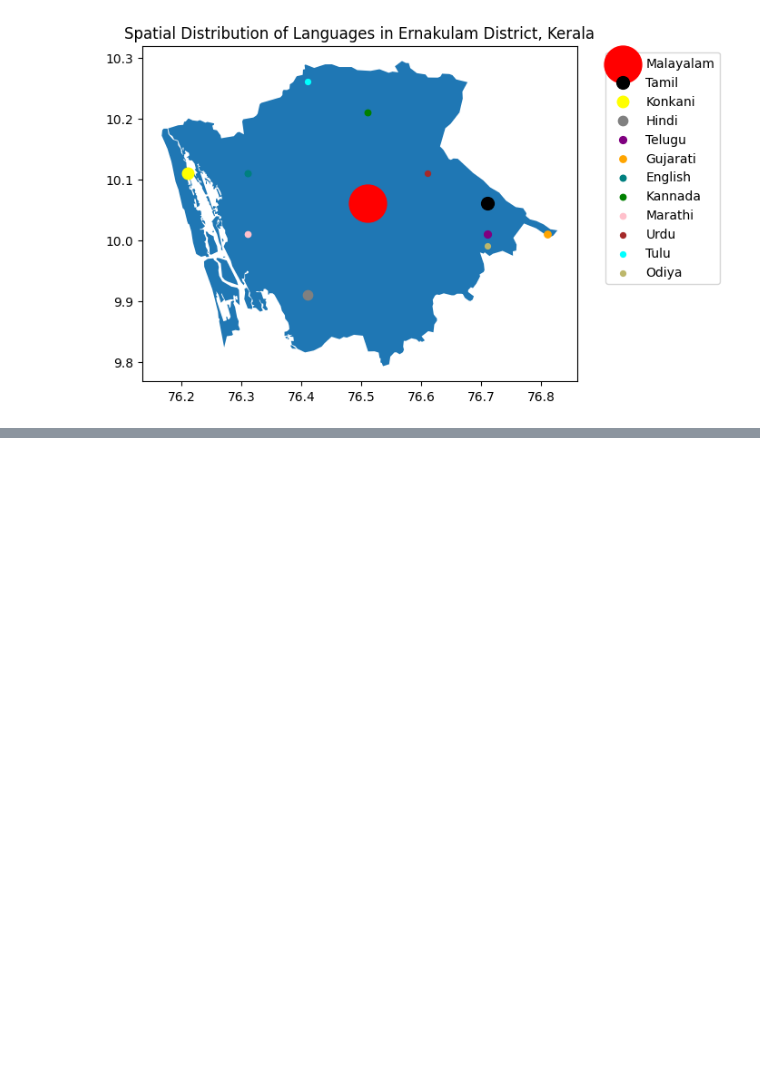
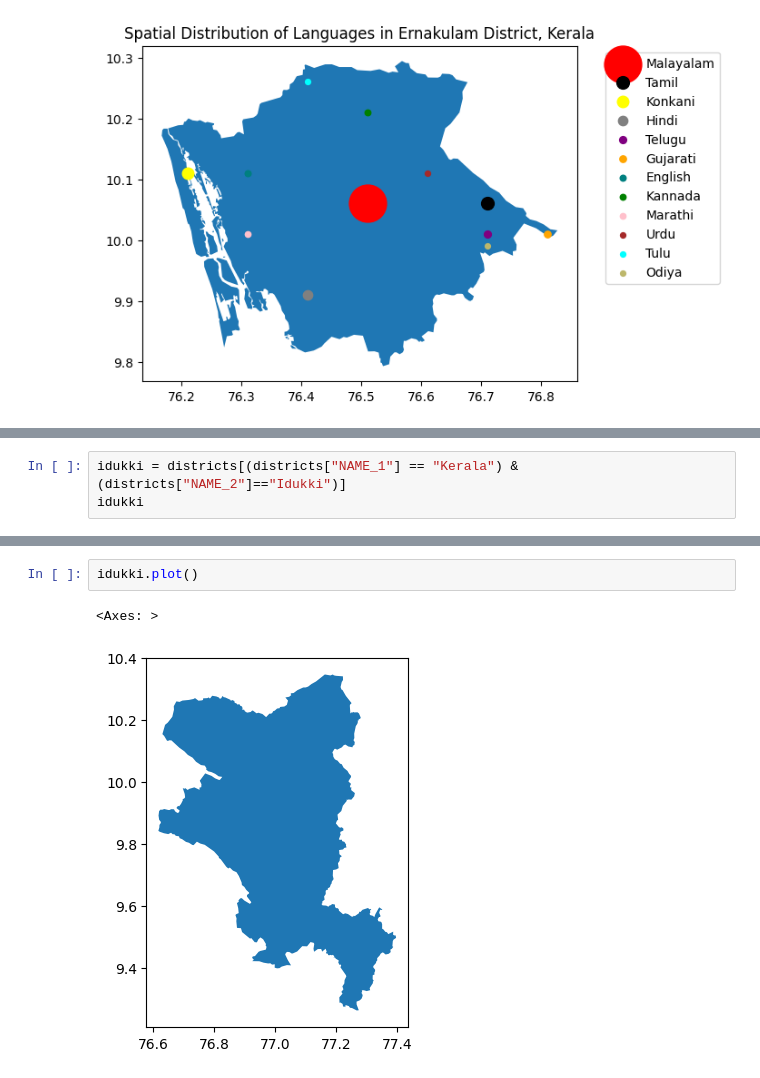
Before and after one commit to squishridyvi/Geographical-Distribution-Mapping-of-Dravidian-Languages-, a Jupyter notebook: Geographical Distribution of Dravidian Languages.ipynb, the cells around one changed output, grey strips where cells are left out. Saved outputs shown, nothing was run; the diff lists cells and outputs as text; blank space fills up the shorter version.

Commit message:
Add files via upload
Added Idukki district distribution map

```diff
--- a/Geographical Distribution of Dravidian Languages.ipynb
+++ b/Geographical Distribution of Dravidian Languages.ipynb
@@ -808,0 +811,3 @@ ax.legend(bbox_to_anchor=(1.05, 1))
+# %%
+idukki = districts[(districts["NAME_1"] == "Kerala") & (districts["NAME_2"]=="Idukki")]
+idukki
@@ -808,0 +817,5 @@ ax.legend(bbox_to_anchor=(1.05, 1))
+# %%
+idukki.plot()
+# %% [output]
+<Axes: >
+[figure, added]
```
Also changed, not shown: parts of 4 cells of this notebook.
